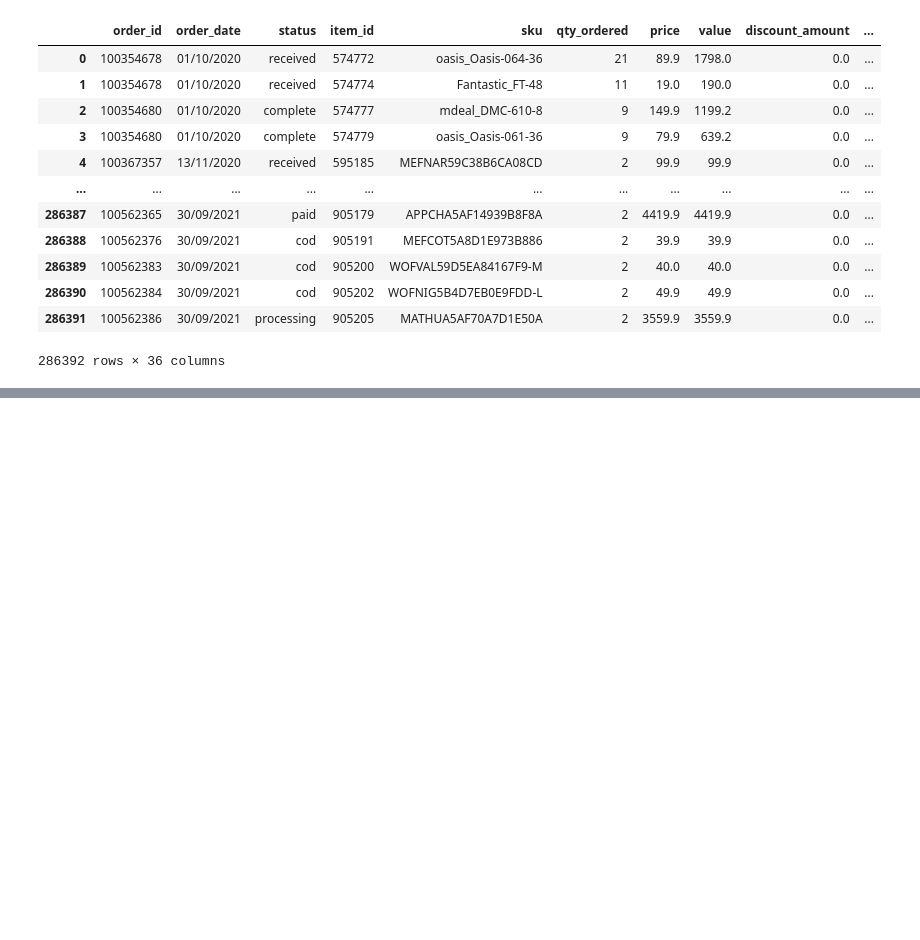
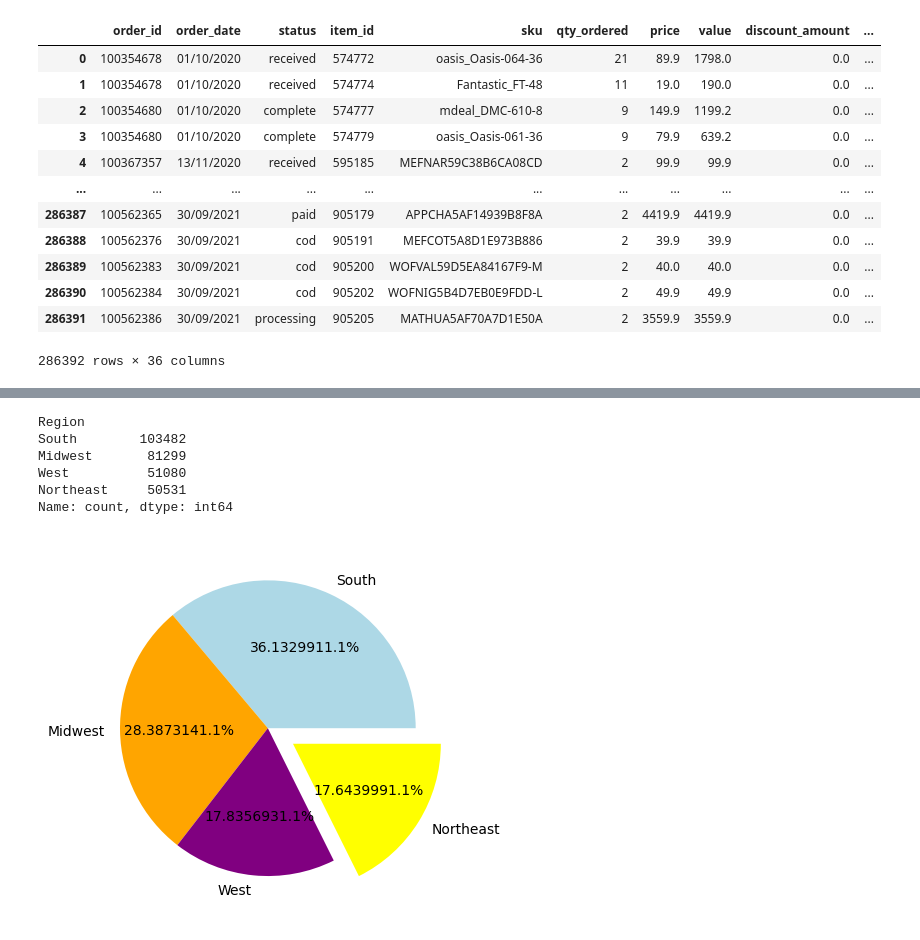
Before and after one commit to kianpaya/customer-analysis, a Jupyter notebook: costumer.ipynb, the cells around one changed output, grey strips where cells are left out. Cells and saved outputs as stored; diff of their text form; code cells hidden in the pictures; blank space fills up the shorter version.

```diff
--- a/costumer.ipynb
+++ b/costumer.ipynb
@@ -19,0 +110,24 @@ df
+# %%
+df["Region"].value_counts()
+# %% [output]
+Region
+South        103482
+Midwest       81299
+West          51080
+Northeast     50531
+Name: count, dtype: int64
+# %%
+south = df[df["Region"] == "South"]
+midwest = df[df["Region"] == "Midwest"]
+west = df[df["Region"] == "West"]
+northeast = df[df["Region"] == "Northeast"]
+# %%
+import numpy as np
+d = np.array([len(south) , len(midwest) , len(west) , len(northeast)])
+titles = ["South" , "Midwest" , "West" , "Northeast"]
+colors = ["lightblue" , "orange" , "purple" , "yellow"]
+explode = [0.0 , 0.0 , 0.0 , 0.2]
+plt.pie(d , labels=titles , explode=explode , colors=colors , autopct="%f1.1%%")
+plt.show()
+# %% [output]
+[figure, added]
```
Also changed, not shown: parts of 7 cells of this notebook.
